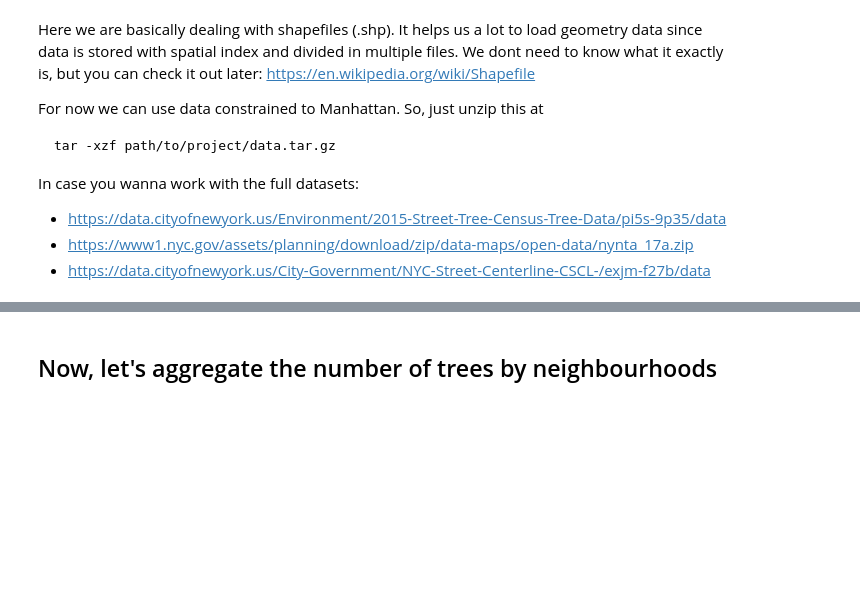
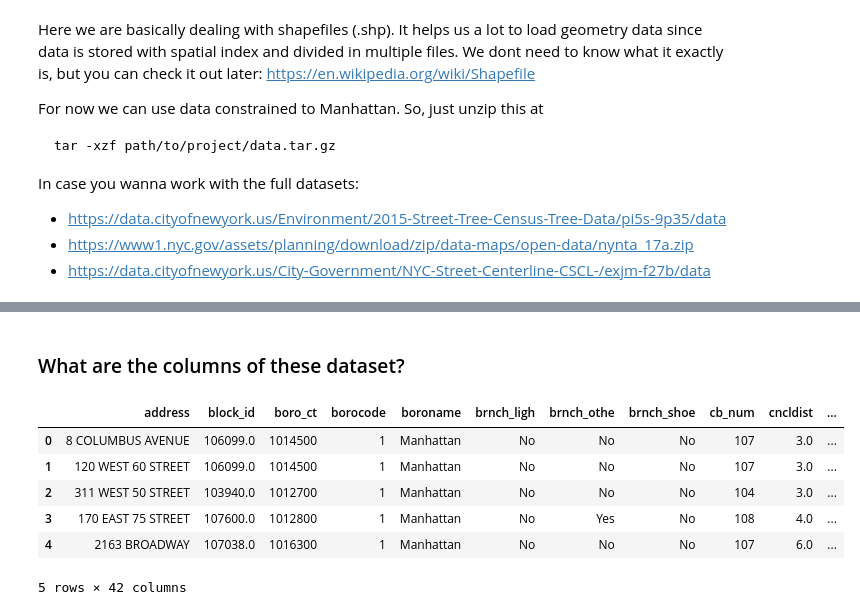
Before and after one commit to fhorta/nytrees, a Jupyter notebook: skeleton.ipynb, the cells around one changed output, grey strips where cells are left out. Cells and saved outputs as stored; diff of their text form; code cells hidden in the pictures; blank space fills up the shorter version.

```diff
--- a/skeleton.ipynb
+++ b/skeleton.ipynb
@@ -75,2 +56,12 @@ streets.sample(100).plot(ax=ax)
-# %% [markdown]
-## Now, let's aggregate the number of trees by neighbourhoods
+# %% [markdown]
+### What are the columns of these dataset?
+# %%
+trees.head()
+# %% [output]
+|  | address | block_id | boro_ct | borocode | boroname | brnch_ligh | brnch_othe | brnch_shoe | cb_num | cncldist | ... |
+| 0 | 8 COLUMBUS AVENUE | 106099.0 | 1014500 | 1 | Manhattan | No | No | No | 107 | 3.0 | ... |
+| 1 | 120 WEST 60 STREET | 106099.0 | 1014500 | 1 | Manhattan | No | No | No | 107 | 3.0 | ... |
+| 2 | 311 WEST 50 STREET | 103940.0 | 1012700 | 1 | Manhattan | No | No | No | 104 | 3.0 | ... |
+| 3 | 170 EAST 75 STREET | 107600.0 | 1012800 | 1 | Manhattan | No | Yes | No | 108 | 4.0 | ... |
+| 4 | 2163 BROADWAY | 107038.0 | 1016300 | 1 | Manhattan | No | No | No | 107 | 6.0 | ... |
+5 rows × 42 columns
```
Also changed, not shown: parts of 19 cells of this notebook, 1 other file.
